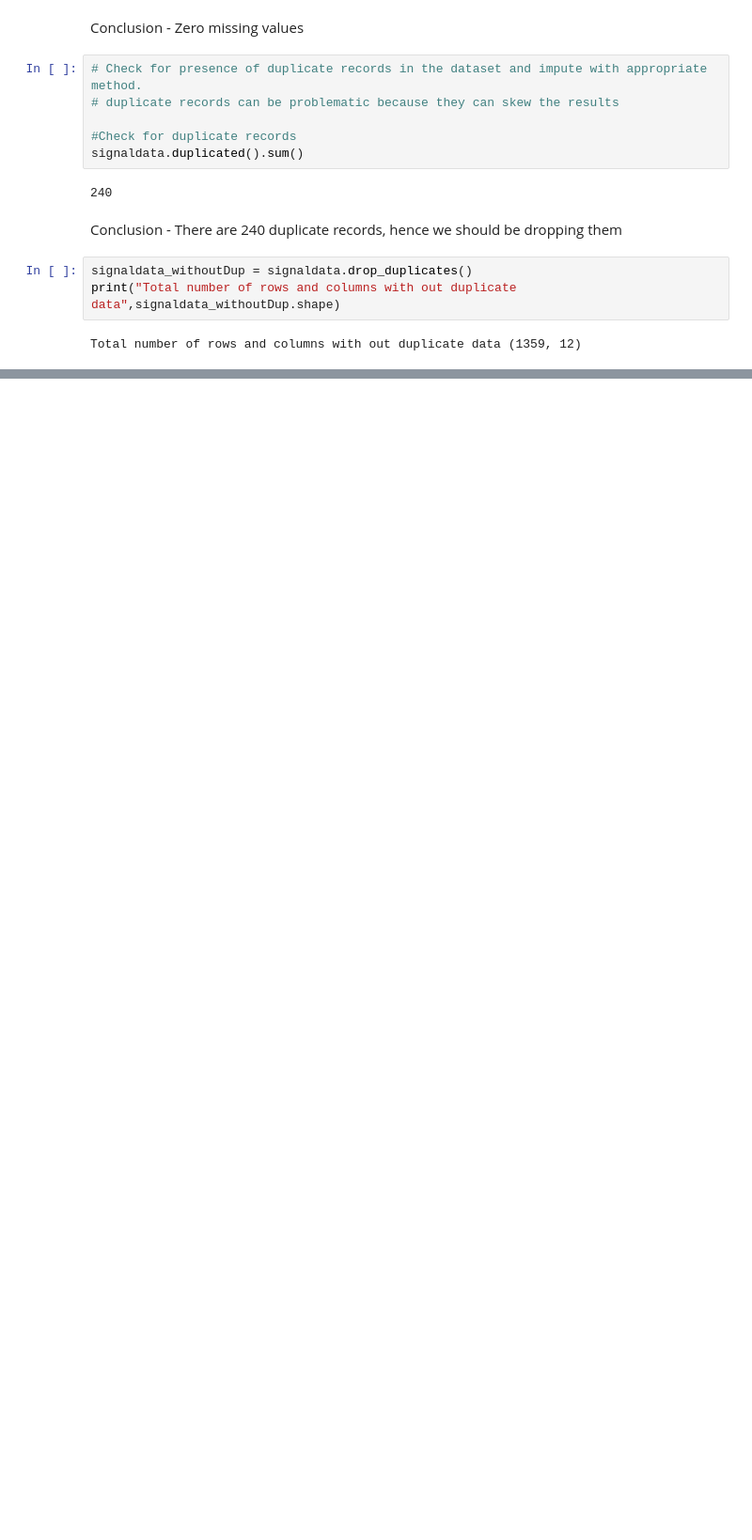
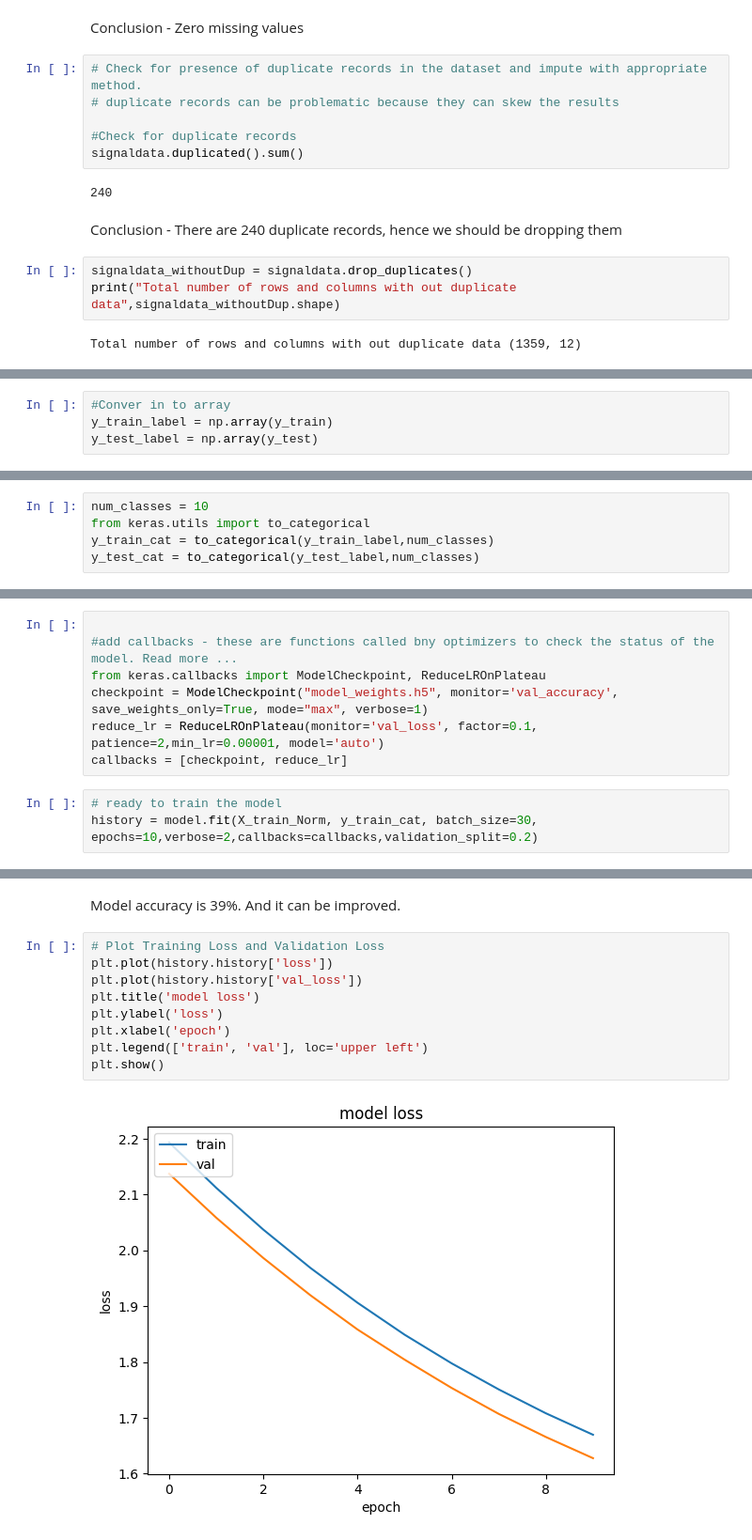
Before and after one commit to adithya72/Deep-Learning, a Jupyter notebook: SingalQualityPredictionModel.ipynb, the cells around one changed output, grey strips where cells are left out. Shown at 94% size. Drawn from its saved outputs; the diff is of its cells as text; blank space fills up the shorter version.

```diff
--- a/SingalQualityPredictionModel.ipynb
+++ b/SingalQualityPredictionModel.ipynb
@@ -111,0 +317,4 @@ Total number of rows and columns with out duplicate data (1359, 12)
+# %%
+#Conver in to array
+y_train_label = np.array(y_train)
+y_test_label = np.array(y_test)
@@ -111,0 +369,5 @@ Total number of rows and columns with out duplicate data (1359, 12)
+# %%
+num_classes = 10
+from keras.utils import to_categorical
+y_train_cat = to_categorical(y_train_label,num_classes)
+y_test_cat = to_categorical(y_test_label,num_classes)
@@ -111,0 +436,10 @@ Total number of rows and columns with out duplicate data (1359, 12)
+# %%
+
+#add callbacks - these are functions called bny optimizers to check the status of the model. Read more ...
+from keras.callbacks import ModelCheckpoint, ReduceLROnPlateau
+checkpoint = ModelCheckpoint("model_weights.h5", monitor='val_accuracy', save_weights_only=True, mode="max", verbose=1)
+reduce_lr = ReduceLROnPlateau(monitor='val_loss', factor=0.1, patience=2,min_lr=0.00001, model='auto')
+callbacks = [checkpoint, reduce_lr]
+# %%
+# ready to train the model
+history = model.fit(X_train_Norm, y_train_cat, batch_size=30, epochs=10,verbose=2,callbacks=callbacks,validation_split=0.2)
@@ -111,0 +464,13 @@ Total number of rows and columns with out duplicate data (1359, 12)
+# %% [markdown]
+Model accuracy is 39%. And it can be improved.
+# %%
+# Plot Training Loss and Validation Loss
+plt.plot(history.history['loss'])
+plt.plot(history.history['val_loss'])
+plt.title('model loss')
+plt.ylabel('loss')
+plt.xlabel('epoch')
+plt.legend(['train', 'val'], loc='upper left')
+plt.show()
+# %% [output]
+[figure, added]
```
Also changed, not shown: parts of 41 cells of this notebook.
